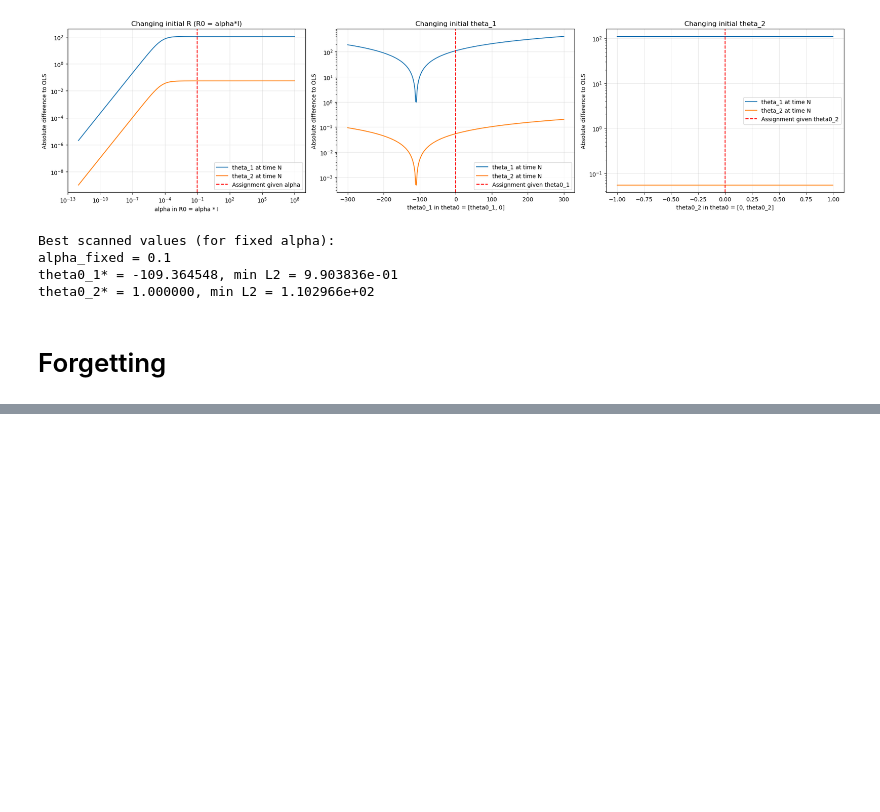
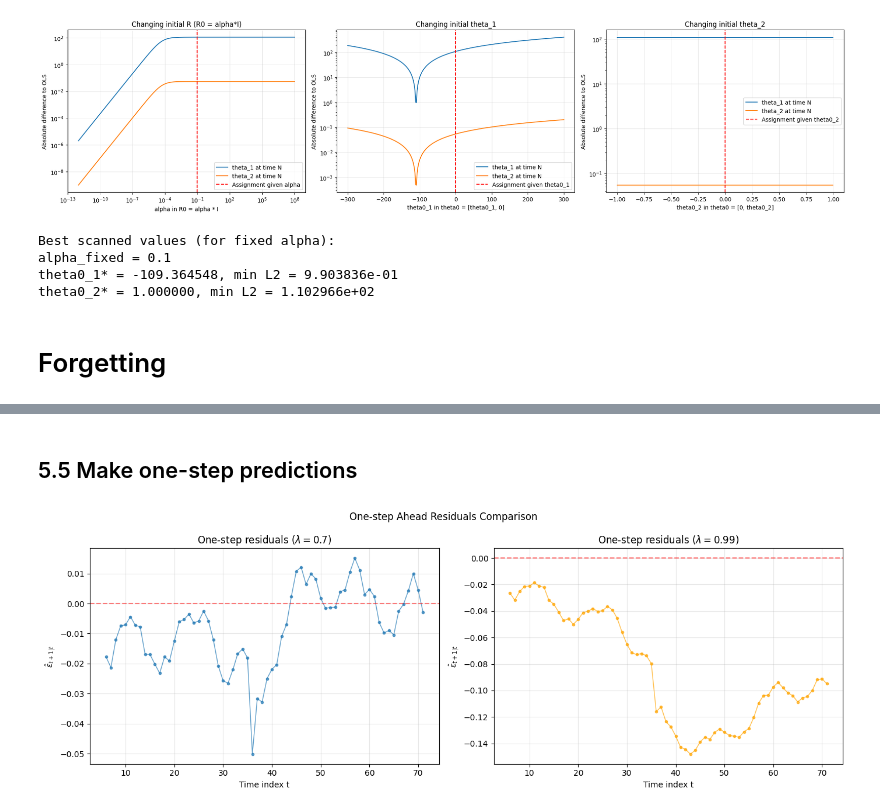
Before and after one commit to JesperDTU/TimeSeriesAnalysis_Assignments, a Jupyter notebook: Assignment1/Assignment1_Chelina.ipynb, the cells around one changed output, grey strips where cells are left out. Saved outputs shown, nothing was run; the diff lists cells and outputs as text; code cells hidden in the pictures; blank space fills up the shorter version.

```diff
--- a/Assignment1/Assignment1_Chelina.ipynb
+++ b/Assignment1/Assignment1_Chelina.ipynb
@@ -1022,0 +1063,71 @@ NameError: name 'X' is not defined
+# %% [markdown]
+## 5.5 Make one-step predictions
+# %%
+# 5.5: One-step ahead predictions and residuals
+# For each lambda, calculate one-step residuals: ε̂_{t+1|t} = ŷ_{t+1|t} - y_{t+1}
+
+one_step_residuals = {}
+
+for lam in lambdas:
+    theta_path = paths[lam]  # shape: (N, p)
+
+    # One-step predictions (t=1,...,N-1): ŷ_{t+1|t} = x_{t+1}^T θ̂_t
+    # theta_hat[:, 0] is theta_1 (intercept), theta_hat[:, 1] is theta_2 (slope)
+    # For equation: y_t = theta_1 + theta_2 * x_t
+    one_step_preds = np.zeros(N - 1)
+
+    for t in range(N - 1):
+        # Predict y_{t+1} using parameter estimate at time t
+        x_next = X[t + 1]  # [1, x_{t+1}]
+        one_step_preds[t] = x_next @ theta_path[t]
+
+    # Residuals: ε̂_{t+1|t} = ŷ_{t+1|t} - y_{t+1}
+    # y_{t+1} corresponds to y_vec[1:] when predictions are y_vec[:-1]
+    residuals_1step = one_step_preds - y_vec[1:]
+    one_step_residuals[lam] = residuals_1step
+
+
+# Plot one-step residuals
+fig, axes = plt.subplots(1, 2, figsize=(14, 5))
+
+t_range = np.arange(1, N)  # time points for residuals
+plot_start = burn_in  # Skip burn-in period
+
+# Plot lambda = 0.7
+axes[0].plot(t_range[plot_start:], one_step_residuals[0.7][plot_start:],
+             marker='o', markersize=3, linewidth=1, alpha=0.7)
+axes[0].axhline(y=0, color='r', linestyle='--', alpha=0.5)
+axes[0].set_xlabel("Time index t")
+axes[0].set_ylabel(r"$\hat{\varepsilon}_{t+1|t}$")
+axes[0].set_title(r"One-step residuals ($\lambda = 0.7$)")
+axes[0].grid(True, alpha=0.3)
+
+# Plot lambda = 0.99
+axes[1].plot(t_range[plot_start:], one_step_residuals[0.99][plot_start:],
+             marker='o', markersize=3, linewidth=1, alpha=0.7, color='orange')
+axes[1].axhline(y=0, color='r', linestyle='--', alpha=0.5)
+axes[1].set_xlabel("Time index t")
+axes[1].set_ylabel(r"$\hat{\varepsilon}_{t+1|t}$")
+axes[1].set_title(r"One-step residuals ($\lambda = 0.99$)")
+axes[1].grid(True, alpha=0.3)
+
+plt.suptitle("One-step Ahead Residuals Comparison")
+plt.tight_layout()
+plt.show()
+
+# Statistics on residuals
+print("One-step residuals (from burn-in period onwards):")
+for lam in lambdas:
+    residuals_tail = one_step_residuals[lam][plot_start:]
+    print(f"\nlambda = {lam}:")
+    print(f"  Mean:  {np.mean(residuals_tail):.6e}")
+    print(f"  Std:   {np.std(residuals_tail):.6e}")
+    print(f"  Min:   {np.min(residuals_tail):.6e}")
+    print(f"  Max:   {np.max(residuals_tail):.6e}")
+
+print("\nComment on residuals:")
+print("- lambda=0.7: More volatile residuals, reflects quicker adaptation to new data.")
+print("- lambda=0.99: Smoother residuals, reflects slower adaptation due to retaining past data.")
+print("- Both show some non-zero mean, indicating potential model bias or drift.")
+# %% [output]
+[figure, added]
```
Also changed, not shown: parts of 16 cells of this notebook.
